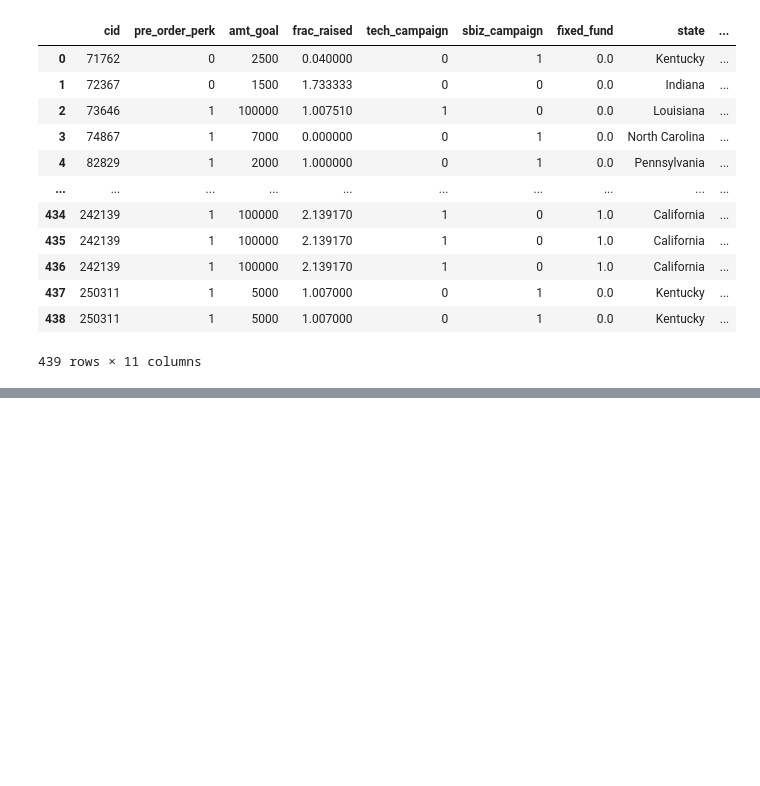
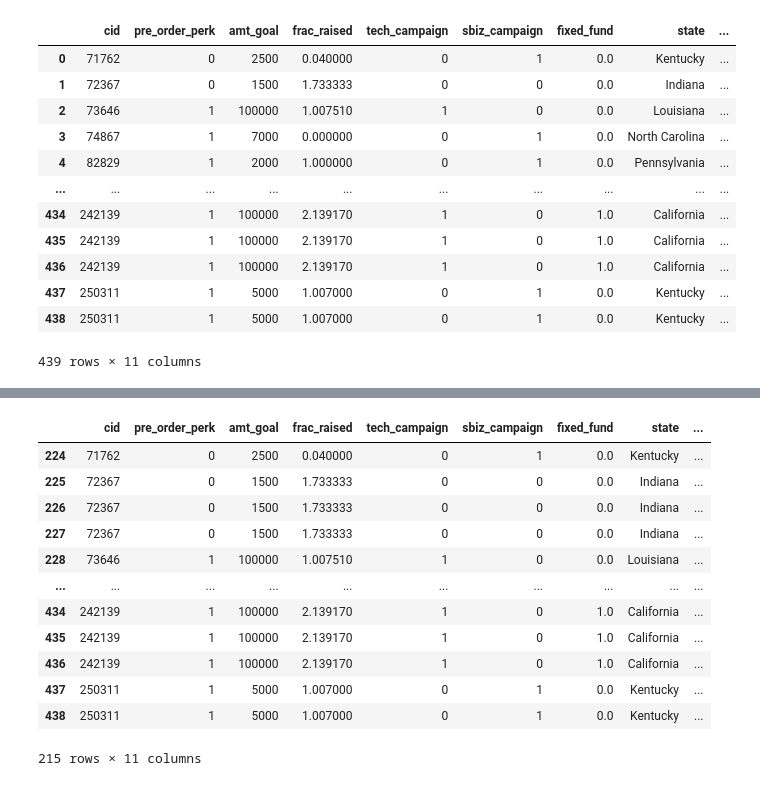
Before and after one commit to itsGarrin/crowdfunding-success-prediction, a Jupyter notebook: notebook/crowdfunding-success-prediction.ipynb, the cells around one changed output, grey strips where cells are left out. Saved outputs shown, nothing was run; the diff lists cells and outputs as text; code cells hidden in the pictures; blank space fills up the shorter version.

```diff
--- a/notebook/crowdfunding-success-prediction.ipynb
+++ b/notebook/crowdfunding-success-prediction.ipynb
@@ -29,0 +53,17 @@ df
+# %%
+# find duplicates
+df[df.duplicated()]
+# %% [output]
+|  | cid | pre_order_perk | amt_goal | frac_raised | tech_campaign | sbiz_campaign | fixed_fund | state | ... |
+| 224 | 71762 | 0 | 2500 | 0.040000 | 0 | 1 | 0.0 | Kentucky | ... |
+| 225 | 72367 | 0 | 1500 | 1.733333 | 0 | 0 | 0.0 | Indiana | ... |
+| 226 | 72367 | 0 | 1500 | 1.733333 | 0 | 0 | 0.0 | Indiana | ... |
+| 227 | 72367 | 0 | 1500 | 1.733333 | 0 | 0 | 0.0 | Indiana | ... |
+| 228 | 73646 | 1 | 100000 | 1.007510 | 1 | 0 | 0.0 | Louisiana | ... |
+| ... | ... | ... | ... | ... | ... | ... | ... | ... | ... |
+| 434 | 242139 | 1 | 100000 | 2.139170 | 1 | 0 | 1.0 | California | ... |
+| 435 | 242139 | 1 | 100000 | 2.139170 | 1 | 0 | 1.0 | California | ... |
+| 436 | 242139 | 1 | 100000 | 2.139170 | 1 | 0 | 1.0 | California | ... |
+| 437 | 250311 | 1 | 5000 | 1.007000 | 0 | 1 | 0.0 | Kentucky | ... |
+| 438 | 250311 | 1 | 5000 | 1.007000 | 0 | 1 | 0.0 | Kentucky | ... |
+215 rows × 11 columns
```
Also changed, not shown: parts of 26 cells of this notebook.
